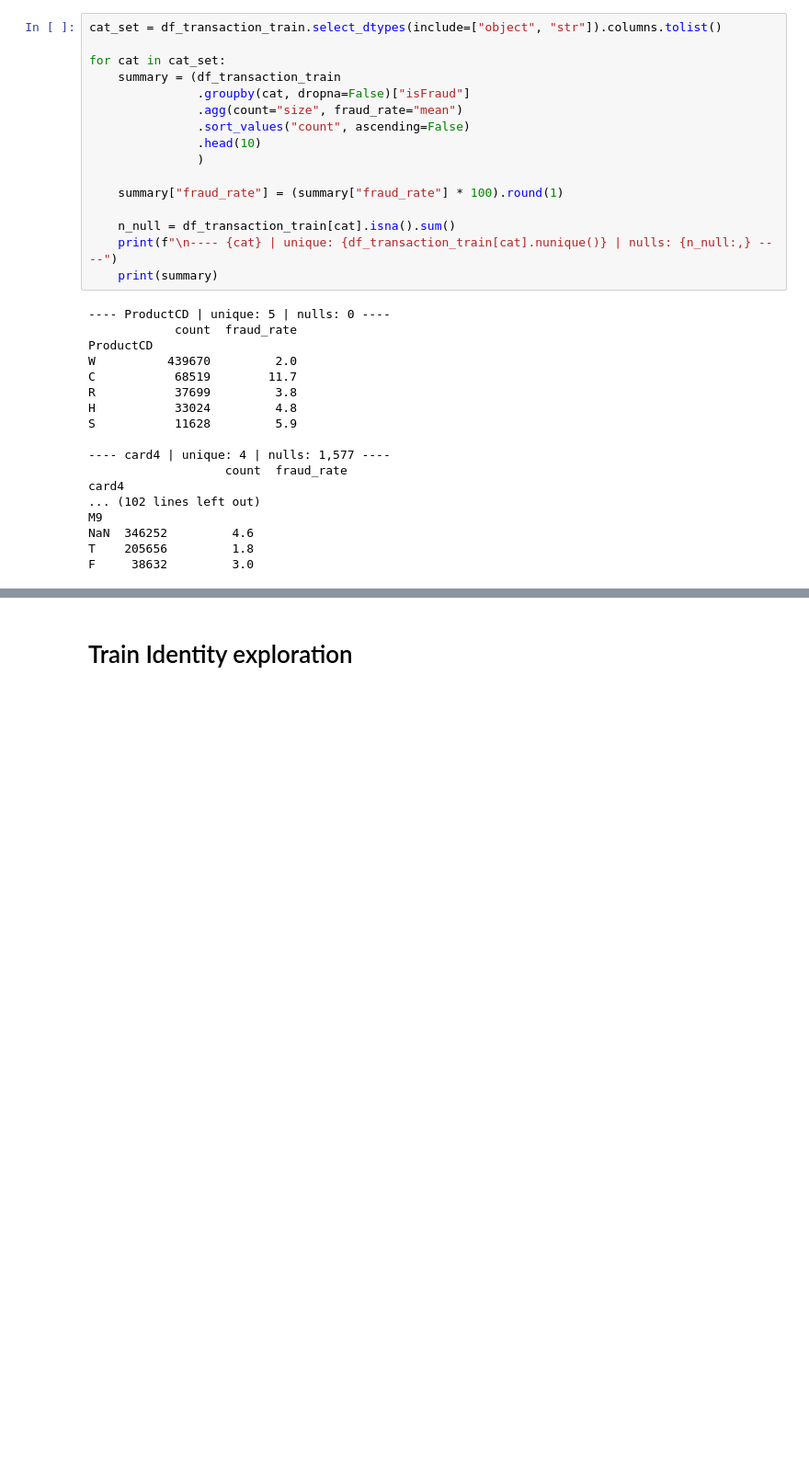
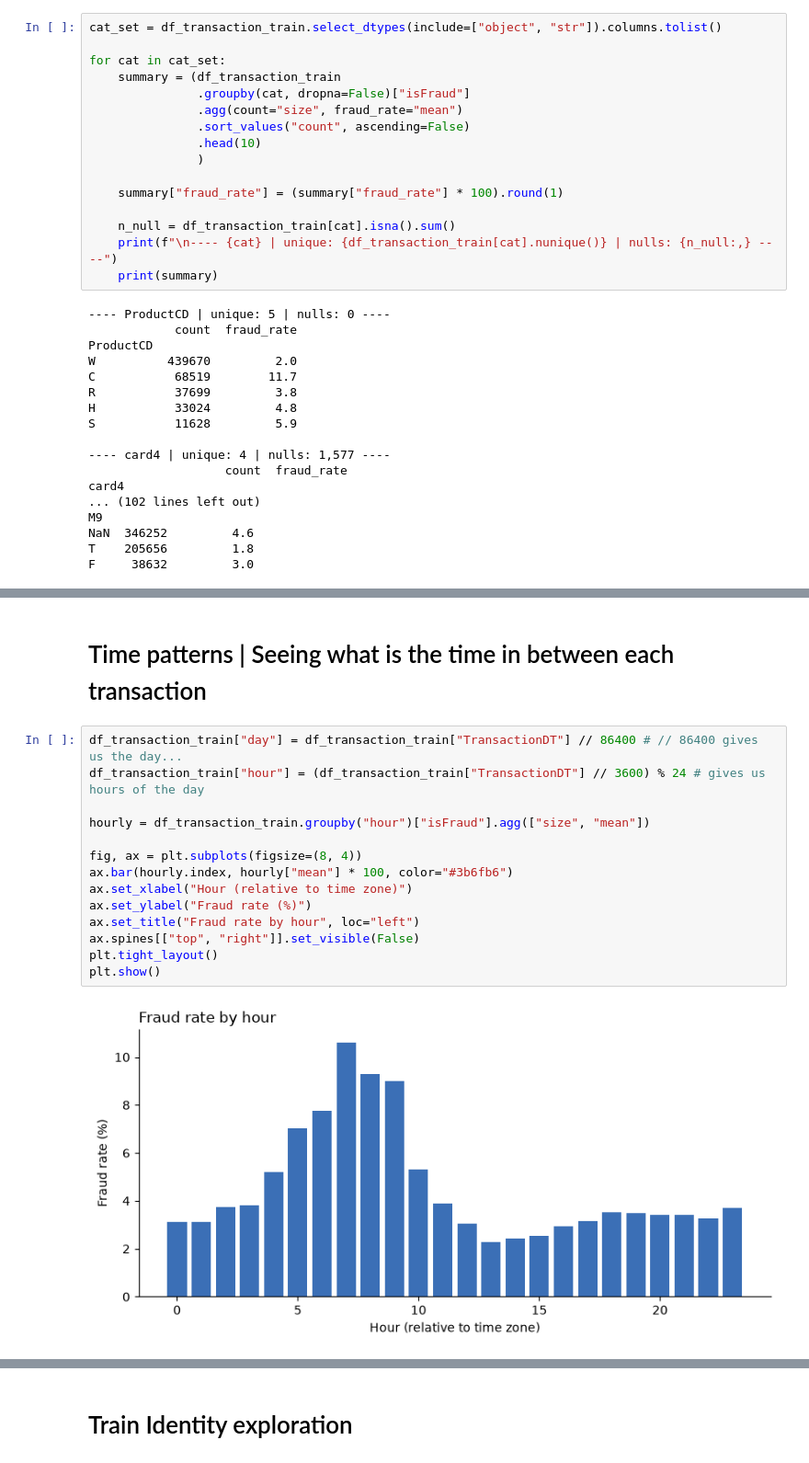
Before and after one commit to Madlenate/Fraud_Detection, a Jupyter notebook: data_analysis.ipynb, the cells around one changed output, grey strips where cells are left out. Shown at 92% size. Drawn from its saved outputs; the diff is of its cells as text; blank space fills up the shorter version.

```diff
--- a/data_analysis.ipynb
+++ b/data_analysis.ipynb
@@ -211,0 +248,18 @@ F     38632         3.0
+# %% [markdown]
+# Time patterns | Seeing what is the time in between each transaction
+# %%
+df_transaction_train["day"] = df_transaction_train["TransactionDT"] // 86400 # // 86400 gives us the day...
+df_transaction_train["hour"] = (df_transaction_train["TransactionDT"] // 3600) % 24 # gives us hours of the day
+
+hourly = df_transaction_train.groupby("hour")["isFraud"].agg(["size", "mean"])
+
+fig, ax = plt.subplots(figsize=(8, 4))
+ax.bar(hourly.index, hourly["mean"] * 100, color="#3b6fb6")
+ax.set_xlabel("Hour (relative to time zone)")
+ax.set_ylabel("Fraud rate (%)")
+ax.set_title("Fraud rate by hour", loc="left")
+ax.spines[["top", "right"]].set_visible(False)
+plt.tight_layout()
+plt.show()
+# %% [output]
+[figure, added]
```
Also changed, not shown: parts of 20 cells of this notebook.
